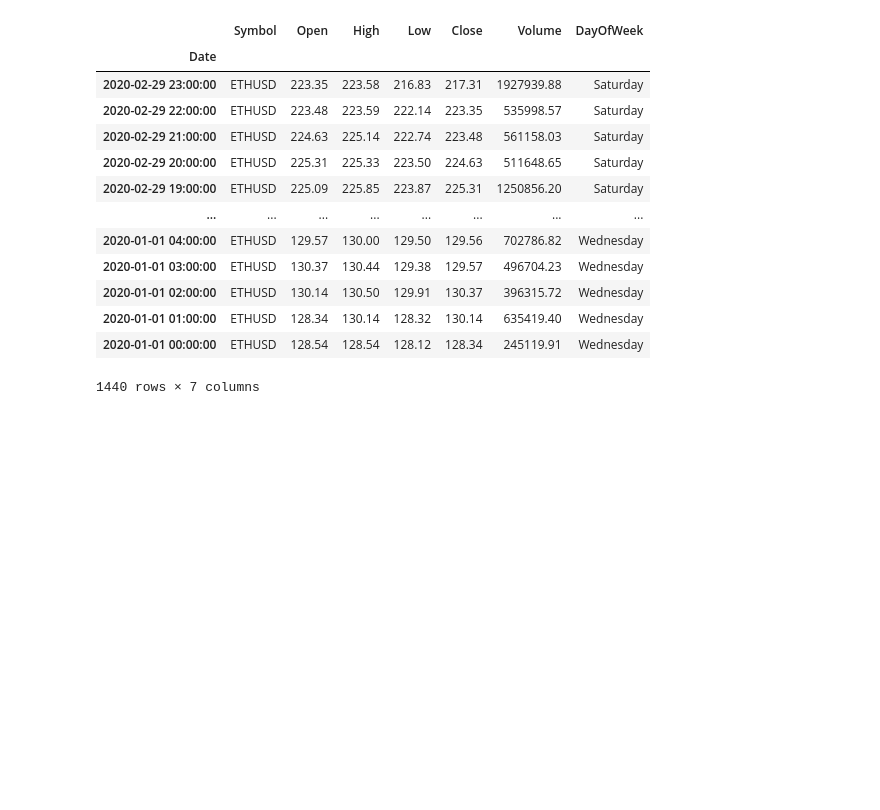
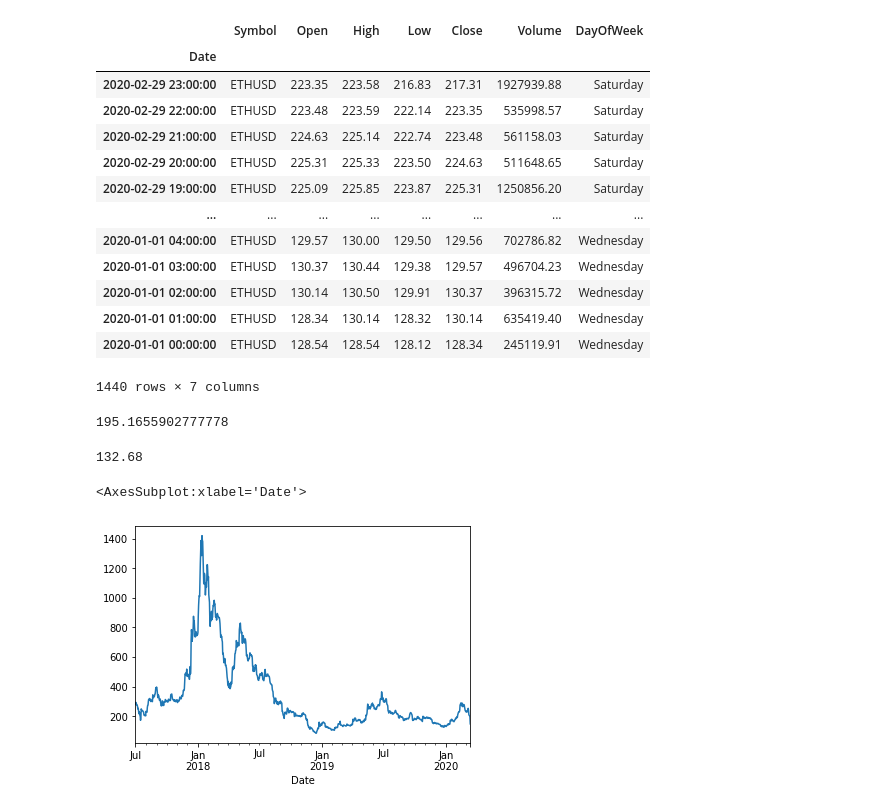
Before and after one commit to ccwanggl/DataVisualization, a Jupyter notebook: pandas_lib/Pandas_date_time.ipynb, the cells around one changed output. Drawn from its saved outputs; the diff is of its cells as text; code cells hidden in the pictures; blank space fills up the shorter version.

Commit message:
use date

```diff
--- a/pandas_lib/Pandas_date_time.ipynb
+++ b/pandas_lib/Pandas_date_time.ipynb
@@ -186,3 +186,13 @@ df['2020-01':'2020-02']
 | 2020-01-01 01:00:00 | ETHUSD | 128.34 | 130.14 | 128.32 | 130.14 | 635419.40 | Wednesday |
 | 2020-01-01 00:00:00 | ETHUSD | 128.54 | 128.54 | 128.12 | 128.34 | 245119.91 | Wednesday |
 1440 rows × 7 columns
+# %%
+
+df['2020-01':'2020-02']['Close'].mean()
+# %% [output]
+195.1655902777778
+# %%
+highs = df['High'].resample('D').max()
+highs['2020-01-01']
+# %% [output]
+132.68
@@ -188,0 +201,5 @@ df['2020-01':'2020-02']
+# %%
+highs.plot()
+# %% [output]
+<AxesSubplot:xlabel='Date'>
+[figure, added]
```
Also changed, not shown: parts of 1 cell of this notebook.
